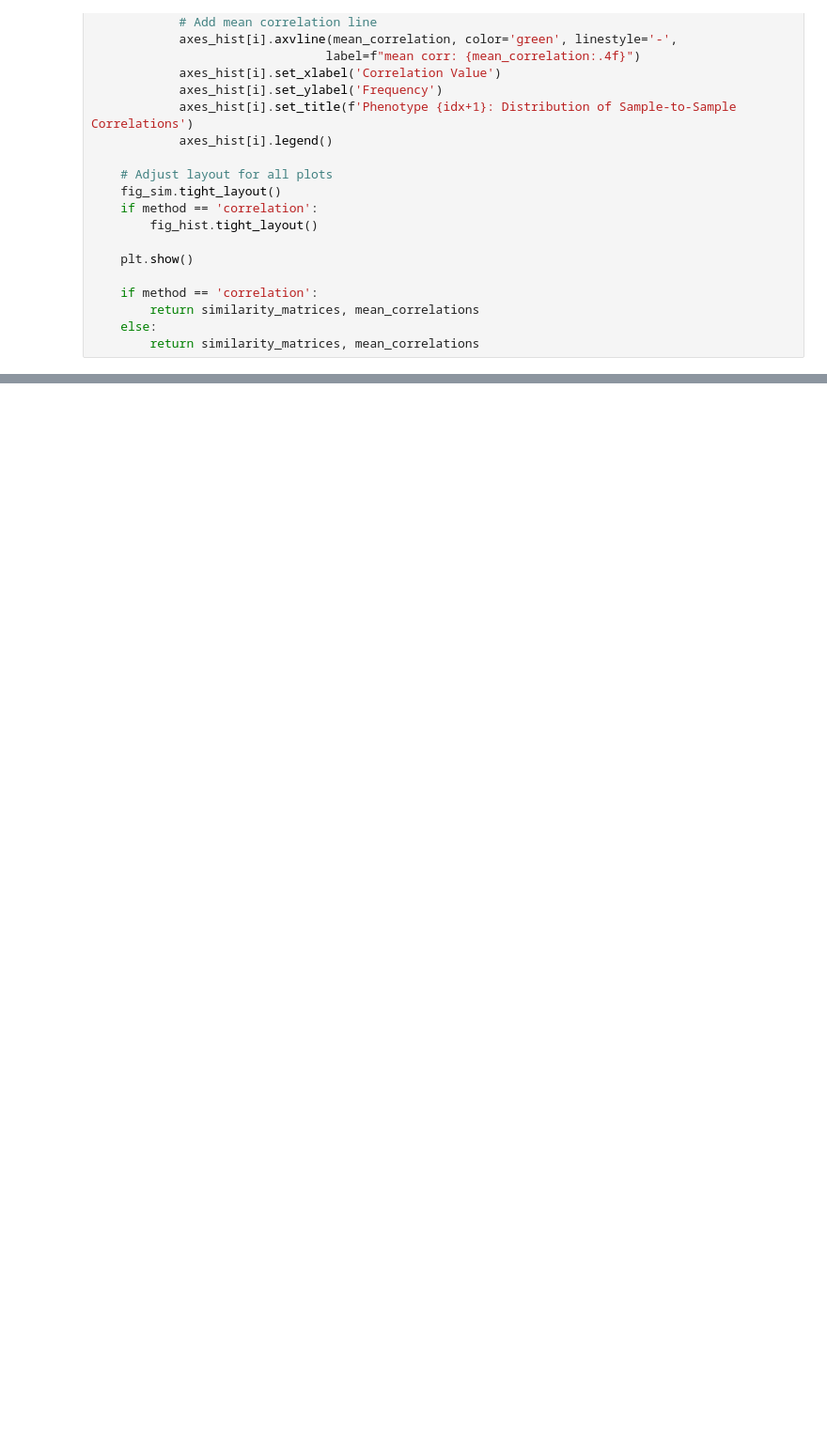
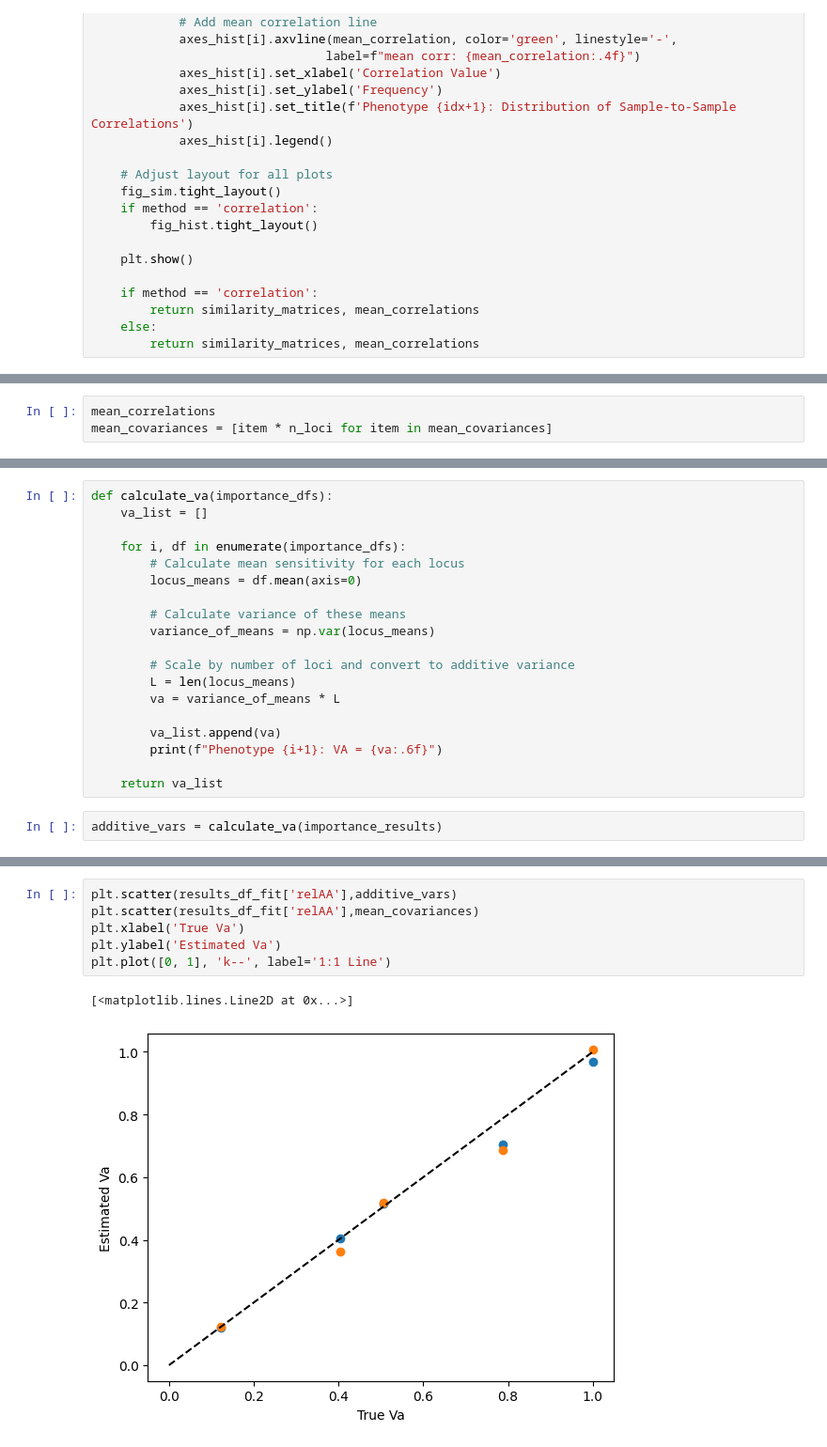
Before and after one commit to Arcadia-Science/2025_genopheno_local_linear_mapping, a Jupyter notebook: index.ipynb, the cells around one changed output, grey strips where cells are left out. Shown at 94% size. Saved outputs shown, nothing was run; the diff lists cells and outputs as text; blank space fills up the shorter version.

```diff
--- a/index.ipynb
+++ b/index.ipynb
@@ -1979,0 +2155,3 @@ _, mean_covariances = plot_sample_similarity_matrix(
+# %%
+mean_correlations
+mean_covariances = [item * n_loci for item in mean_covariances]
@@ -1979,0 +2167,21 @@ _, mean_covariances = plot_sample_similarity_matrix(
+# %%
+def calculate_va(importance_dfs):
+    va_list = []
+
+    for i, df in enumerate(importance_dfs):
+        # Calculate mean sensitivity for each locus
+        locus_means = df.mean(axis=0)
+
+        # Calculate variance of these means
+        variance_of_means = np.var(locus_means)
+
+        # Scale by number of loci and convert to additive variance
+        L = len(locus_means)
+        va = variance_of_means * L
+
+        va_list.append(va)
+        print(f"Phenotype {i+1}: VA = {va:.6f}")
+
+    return va_list
+# %%
+additive_vars = calculate_va(importance_results)
@@ -1979,0 +2201,9 @@ _, mean_covariances = plot_sample_similarity_matrix(
+# %%
+plt.scatter(results_df_fit['relAA'],additive_vars)
+plt.scatter(results_df_fit['relAA'],mean_covariances)
+plt.xlabel('True Va')
+plt.ylabel('Estimated Va')
+plt.plot([0, 1], 'k--', label='1:1 Line')
+# %% [output]
+[<matplotlib.lines.Line2D at 0x...>]
+[figure, added]
```
Also changed, not shown: parts of 51 cells of this notebook.
